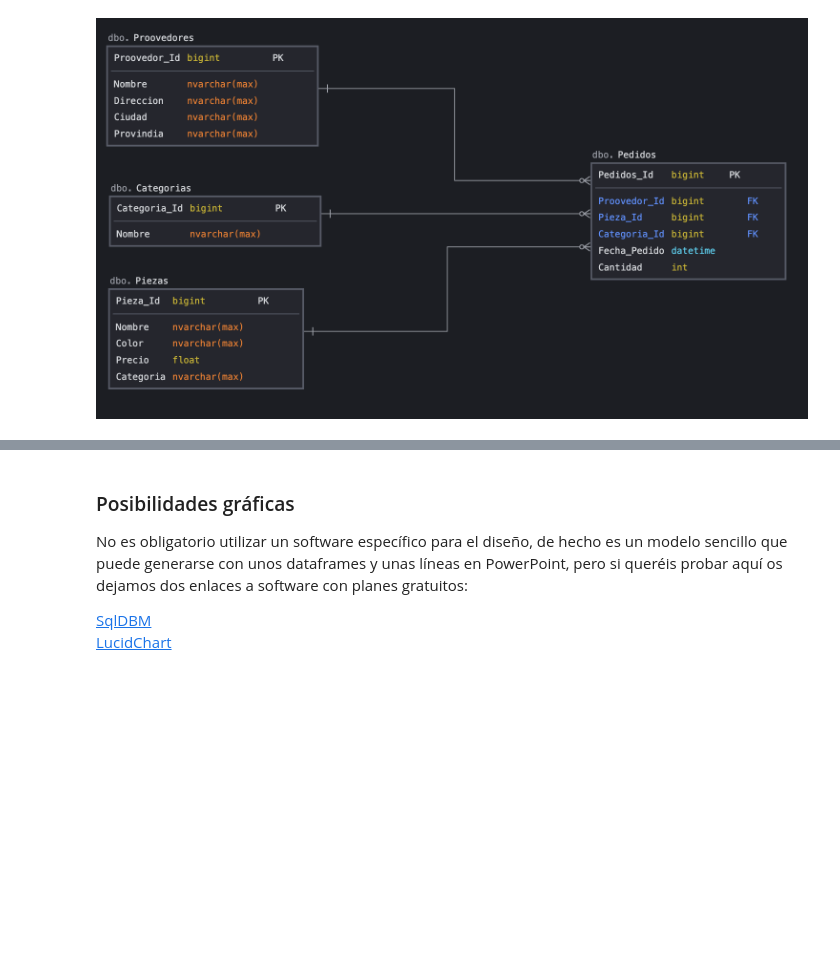
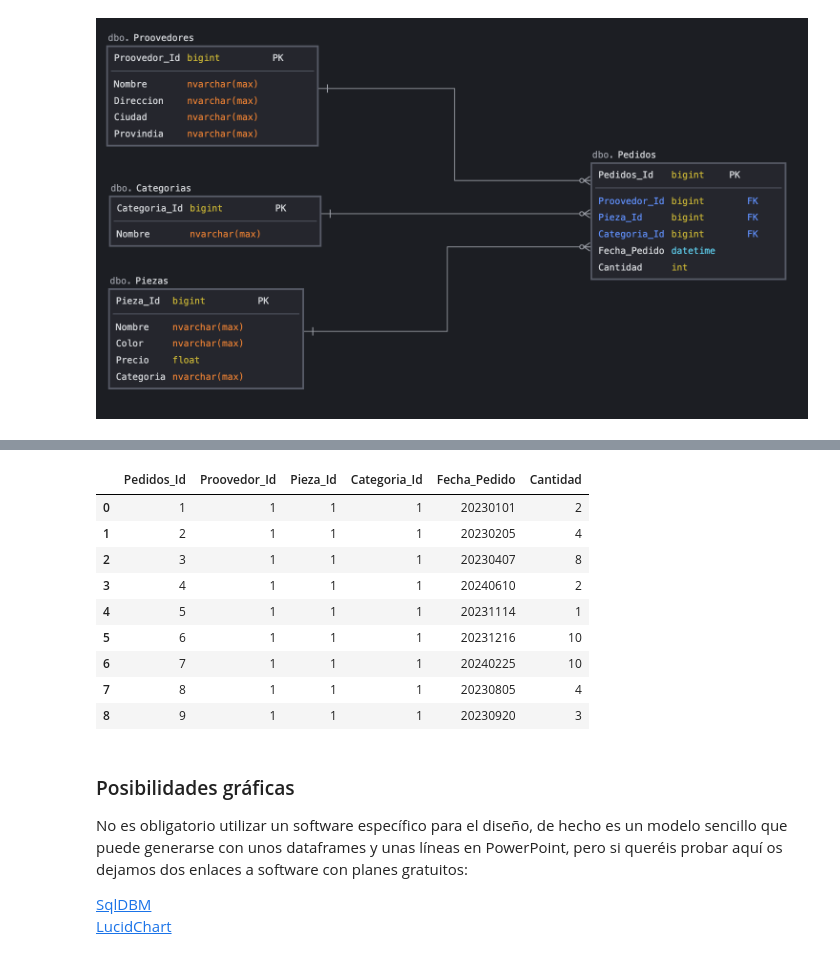
Before and after one commit to JesusGs91/Team_Montalbano, a Jupyter notebook: Parte_II_Modelo_BD_Version 2.ipynb, the cells around one changed output, grey strips where cells are left out. Drawn from its saved outputs; the diff is of its cells as text; code cells hidden in the pictures; blank space fills up the shorter version.

```diff
--- a/Parte_II_Modelo_BD_Version 2.ipynb
+++ b/Parte_II_Modelo_BD_Version 2.ipynb
@@ -223,3 +347,16 @@ connection.commit()
+# %%
+sql_query("SELECT * FROM Pedidos")
+# %% [output]
+|  | Pedidos_Id | Proovedor_Id | Pieza_Id | Categoria_Id | Fecha_Pedido | Cantidad |
+| 0 | 1 | 1 | 1 | 1 | 20230101 | 2 |
+| 1 | 2 | 1 | 1 | 1 | 20230205 | 4 |
+| 2 | 3 | 1 | 1 | 1 | 20230407 | 8 |
+| 3 | 4 | 1 | 1 | 1 | 20240610 | 2 |
+| 4 | 5 | 1 | 1 | 1 | 20231114 | 1 |
+| 5 | 6 | 1 | 1 | 1 | 20231216 | 10 |
+| 6 | 7 | 1 | 1 | 1 | 20240225 | 10 |
+| 7 | 8 | 1 | 1 | 1 | 20230805 | 4 |
+| 8 | 9 | 1 | 1 | 1 | 20230920 | 3 |
 # %% [markdown]
 ### Posibilidades gráficas
 
```
Also changed, not shown: parts of 8 cells of this notebook.
